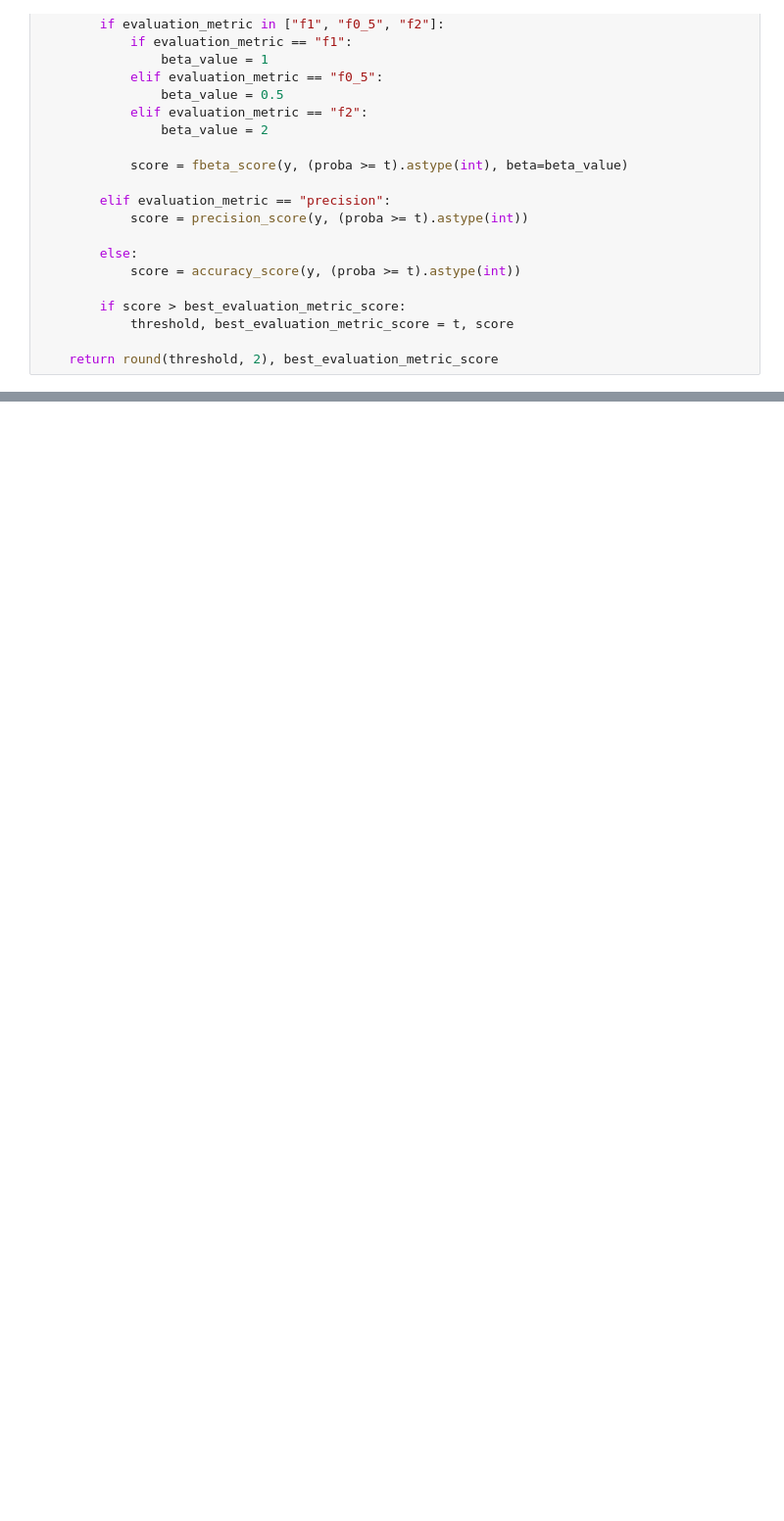
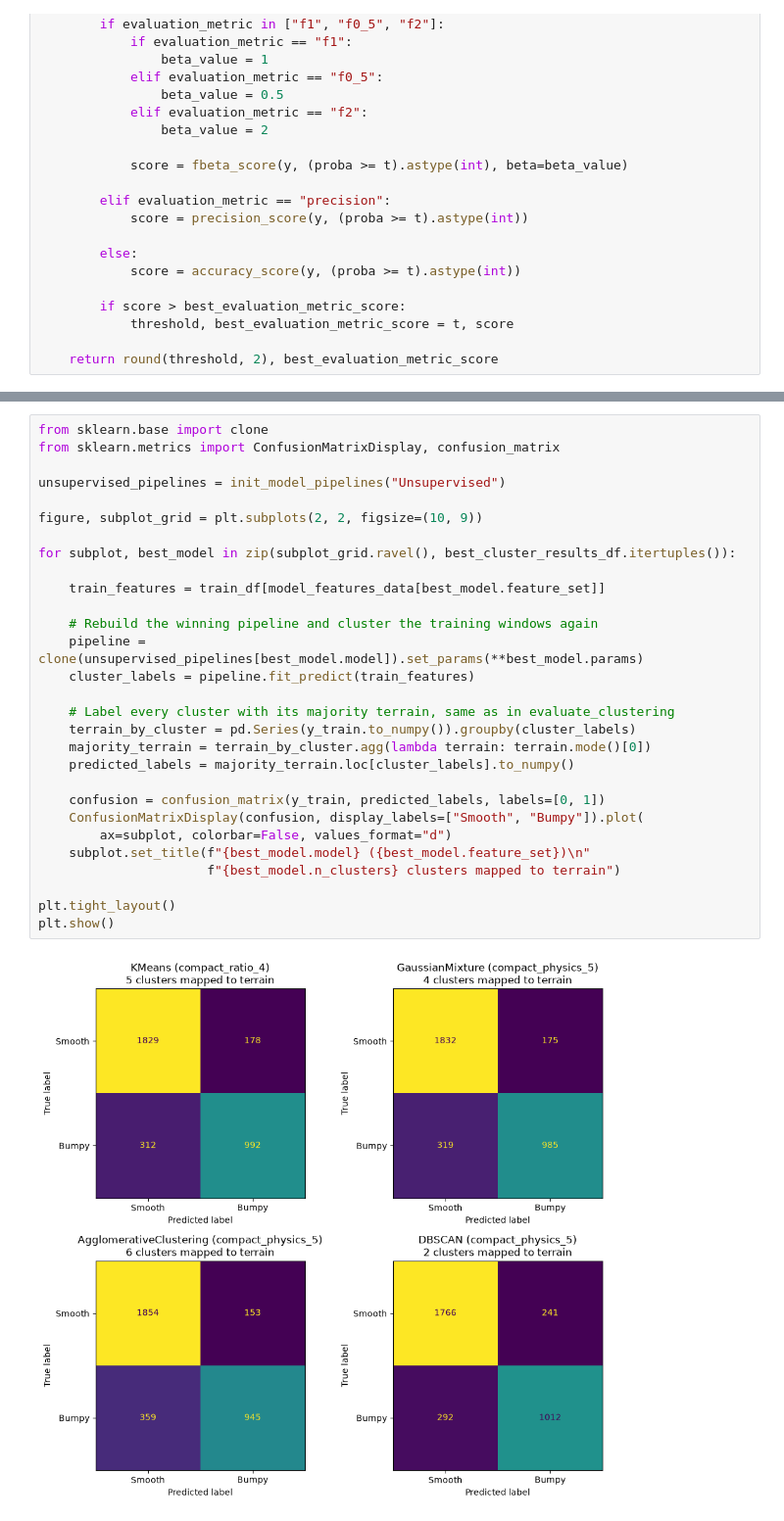
Before and after one commit to thesuacar/road-checker, a Jupyter notebook: modelling.ipynb, the cells around one changed output, grey strips where cells are left out. Shown at 98% size. Saved outputs shown, nothing was run; the diff lists cells and outputs as text; blank space fills up the shorter version.

Commit message:
unsupervised complete

```diff
--- a/modelling.ipynb
+++ b/modelling.ipynb
@@ -292,0 +418,31 @@ plt.show()
+# %%
+from sklearn.base import clone
+from sklearn.metrics import ConfusionMatrixDisplay, confusion_matrix
+
+unsupervised_pipelines = init_model_pipelines("Unsupervised")
+
+figure, subplot_grid = plt.subplots(2, 2, figsize=(10, 9))
+
+for subplot, best_model in zip(subplot_grid.ravel(), best_cluster_results_df.itertuples()):
+
+    train_features = train_df[model_features_data[best_model.feature_set]]
+
+    # Rebuild the winning pipeline and cluster the training windows again
+    pipeline = clone(unsupervised_pipelines[best_model.model]).set_params(**best_model.params)
+    cluster_labels = pipeline.fit_predict(train_features)
+
+    # Label every cluster with its majority terrain, same as in evaluate_clustering
+    terrain_by_cluster = pd.Series(y_train.to_numpy()).groupby(cluster_labels)
+    majority_terrain = terrain_by_cluster.agg(lambda terrain: terrain.mode()[0])
+    predicted_labels = majority_terrain.loc[cluster_labels].to_numpy()
+
+    confusion = confusion_matrix(y_train, predicted_labels, labels=[0, 1])
+    ConfusionMatrixDisplay(confusion, display_labels=["Smooth", "Bumpy"]).plot(
+        ax=subplot, colorbar=False, values_format="d")
+    subplot.set_title(f"{best_model.model} ({best_model.feature_set})\n"
+                      f"{best_model.n_clusters} clusters mapped to terrain")
+
+plt.tight_layout()
+plt.show()
+# %% [output]
+[figure, added]
```
Also changed, not shown: parts of 9 cells of this notebook.
